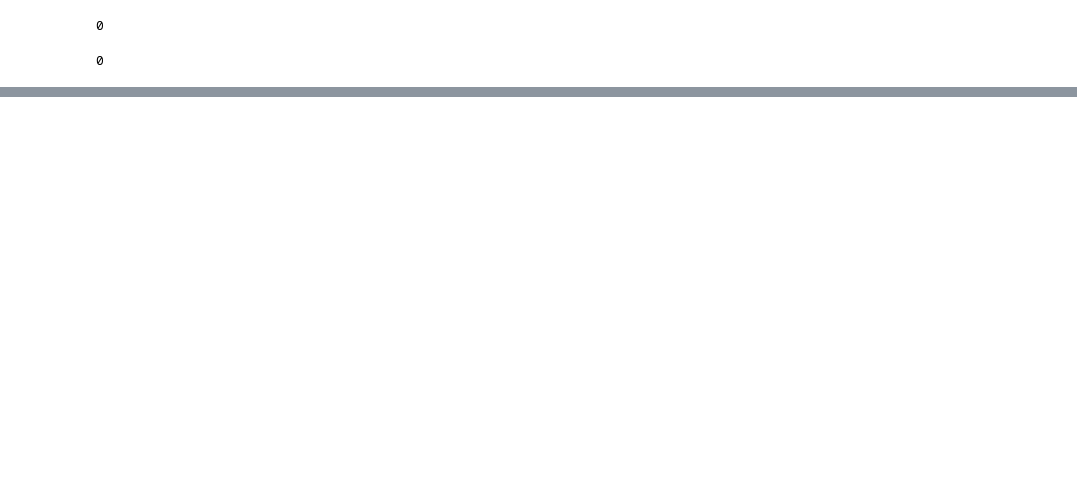
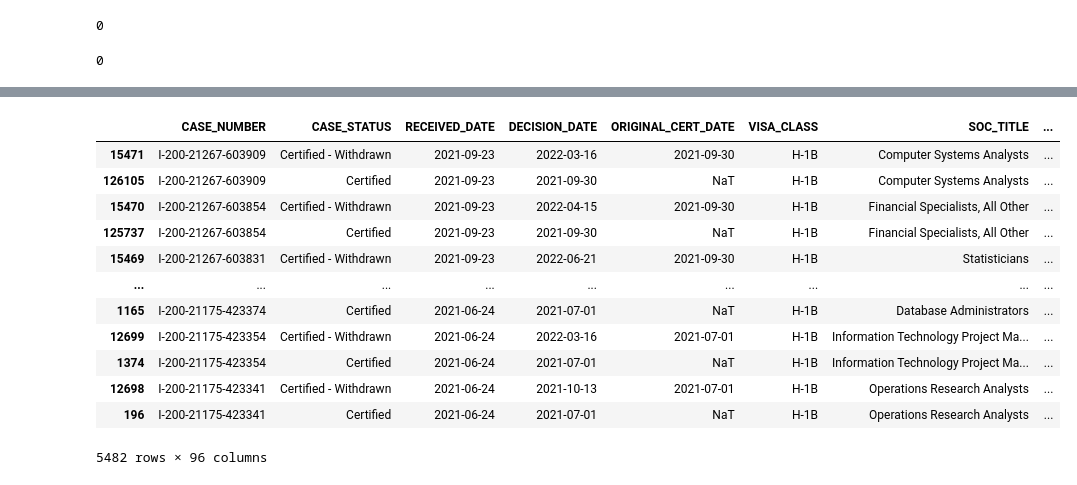
Before and after one commit to JohnBroberg/H1B_LCA, a Jupyter notebook: H1B_LCA.ipynb, the cells around one changed output, grey strips where cells are left out. Saved outputs shown, nothing was run; the diff lists cells and outputs as text; code cells hidden in the pictures; blank space fills up the shorter version.

```diff
--- a/H1B_LCA.ipynb
+++ b/H1B_LCA.ipynb
@@ -78,0 +148,19 @@ len(df['CASE_NUMBER'])-len(df['CASE_NUMBER'].drop_duplicates())
+# %%
+dup = df_concat[df_concat.duplicated(['CASE_NUMBER'], keep = False)]\
+    .sort_values(['CASE_NUMBER', 'DECISION_DATE'], ascending = False)
+
+dup
+# %% [output]
+|  | CASE_NUMBER | CASE_STATUS | RECEIVED_DATE | DECISION_DATE | ORIGINAL_CERT_DATE | VISA_CLASS | SOC_TITLE | ... |
+| 15471 | I-200-21267-603909 | Certified - Withdrawn | 2021-09-23 | 2022-03-16 | 2021-09-30 | H-1B | Computer Systems Analysts | ... |
+| 126105 | I-200-21267-603909 | Certified | 2021-09-23 | 2021-09-30 | NaT | H-1B | Computer Systems Analysts | ... |
+| 15470 | I-200-21267-603854 | Certified - Withdrawn | 2021-09-23 | 2022-04-15 | 2021-09-30 | H-1B | Financial Specialists, All Other | ... |
+| 125737 | I-200-21267-603854 | Certified | 2021-09-23 | 2021-09-30 | NaT | H-1B | Financial Specialists, All Other | ... |
+| 15469 | I-200-21267-603831 | Certified - Withdrawn | 2021-09-23 | 2022-06-21 | 2021-09-30 | H-1B | Statisticians | ... |
+| ... | ... | ... | ... | ... | ... | ... | ... | ... |
+| 1165 | I-200-21175-423374 | Certified | 2021-06-24 | 2021-07-01 | NaT | H-1B | Database Administrators | ... |
+| 12699 | I-200-21175-423354 | Certified - Withdrawn | 2021-06-24 | 2022-03-16 | 2021-07-01 | H-1B | Information Technology Project Ma... | ... |
+| 1374 | I-200-21175-423354 | Certified | 2021-06-24 | 2021-07-01 | NaT | H-1B | Information Technology Project Ma... | ... |
+| 12698 | I-200-21175-423341 | Certified - Withdrawn | 2021-06-24 | 2021-10-13 | 2021-07-01 | H-1B | Operations Research Analysts | ... |
+| 196 | I-200-21175-423341 | Certified | 2021-06-24 | 2021-07-01 | NaT | H-1B | Operations Research Analysts | ... |
+5482 rows × 96 columns
```
Also changed, not shown: parts of 13 cells of this notebook.
